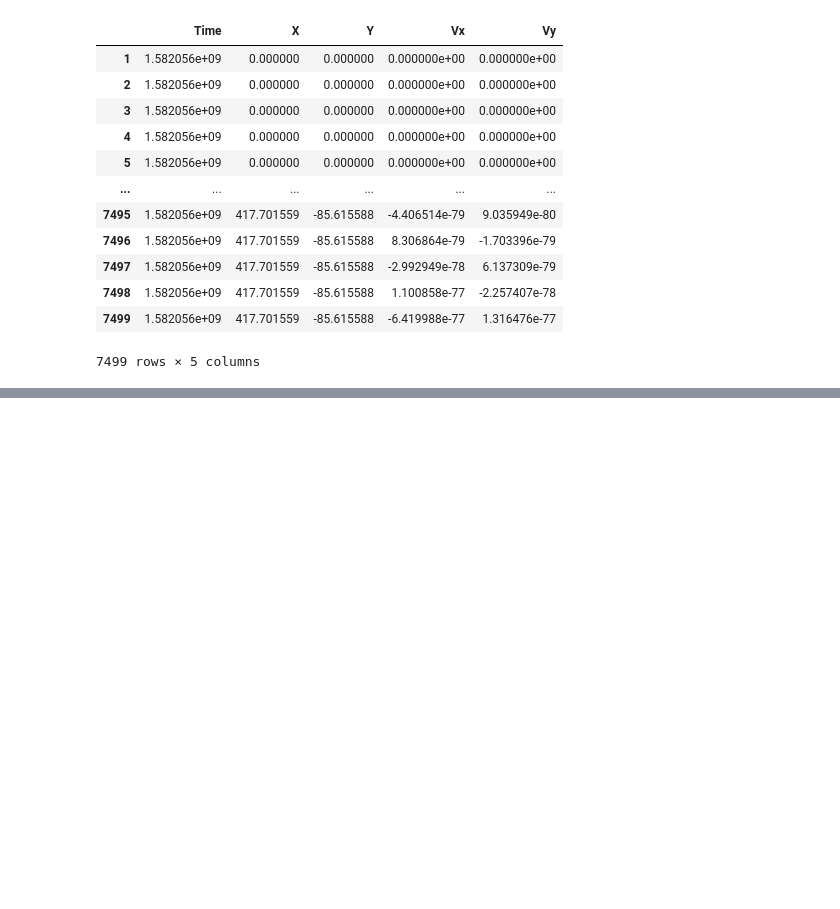
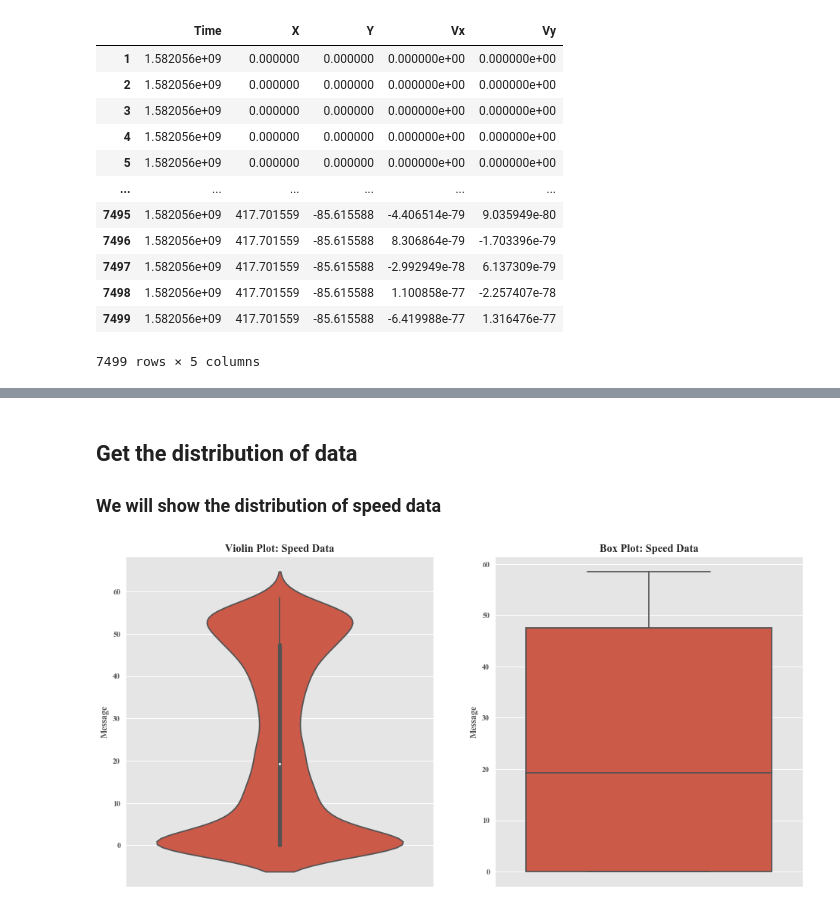
Before and after one commit to jmscslgroup/strym, a Jupyter notebook: notebook/strymread_example.ipynb, the cells around one changed output, grey strips where cells are left out. Cells and saved outputs as stored; diff of their text form; code cells hidden in the pictures; blank space fills up the shorter version.

```diff
--- a/notebook/strymread_example.ipynb
+++ b/notebook/strymread_example.ipynb
@@ -255,0 +129,8 @@ strym.ts_sync
+# %% [markdown]
+## Get the distribution of data
+### We will show the distribution of speed data
+# %%
+speed = r.speed()
+strym.violinplot(speed['Message'], title="Speed Data")
+# %% [output]
+[figure, added]
```
Also changed, not shown: parts of 17 cells of this notebook.
